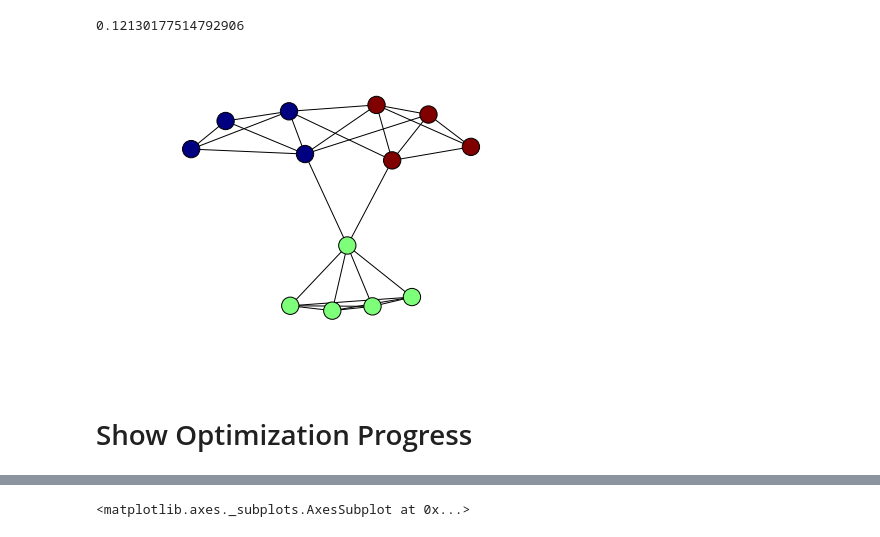
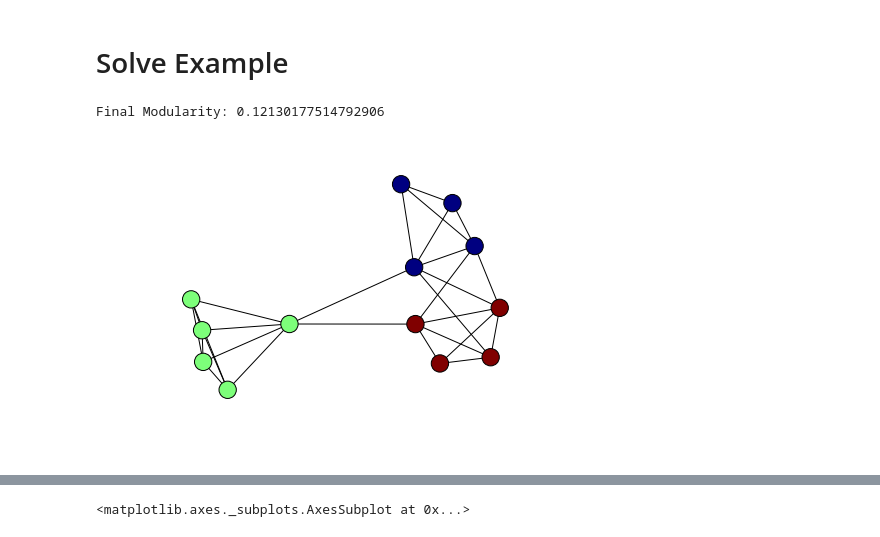
Before and after one commit to peterwinter/boxcluster_tutorial, a Jupyter notebook: modularity_max.ipynb, the cells around one changed output, grey strips where cells are left out. Cells and saved outputs as stored; diff of their text form; code cells hidden in the pictures.

```diff
--- a/modularity_max.ipynb
+++ b/modularity_max.ipynb
@@ -50,11 +55,18 @@ plt.show()
-# %%
-mm = ModMax(G)
-fit_mods = mm(save_history=True)
-print(fit_mods.fitness)
-plot_modules(modules=mm.current, G=G)
-plt.show()
-# %% [output]
-0.12130177514792906
-[figure, removed]
-# %% [markdown]
-# Show Optimization Progress
+# %% [markdown]
+# Solve Example
+# %%
+# initalize ModMax with the graph
+mm = ModMax(G)
+
+# run simmulated annealing to find modules
+mods = mm(save_history=True)
+
+print('Final Modularity:', mods.fitness)
+# %% [output]
+Final Modularity: 0.12130177514792906
+# %%
+# plot results
+plot_modules(modules=mods, G=G)
+plt.show()
+# %% [output]
+[figure, added]
```
Also changed, not shown: parts of 13 cells of this notebook.
